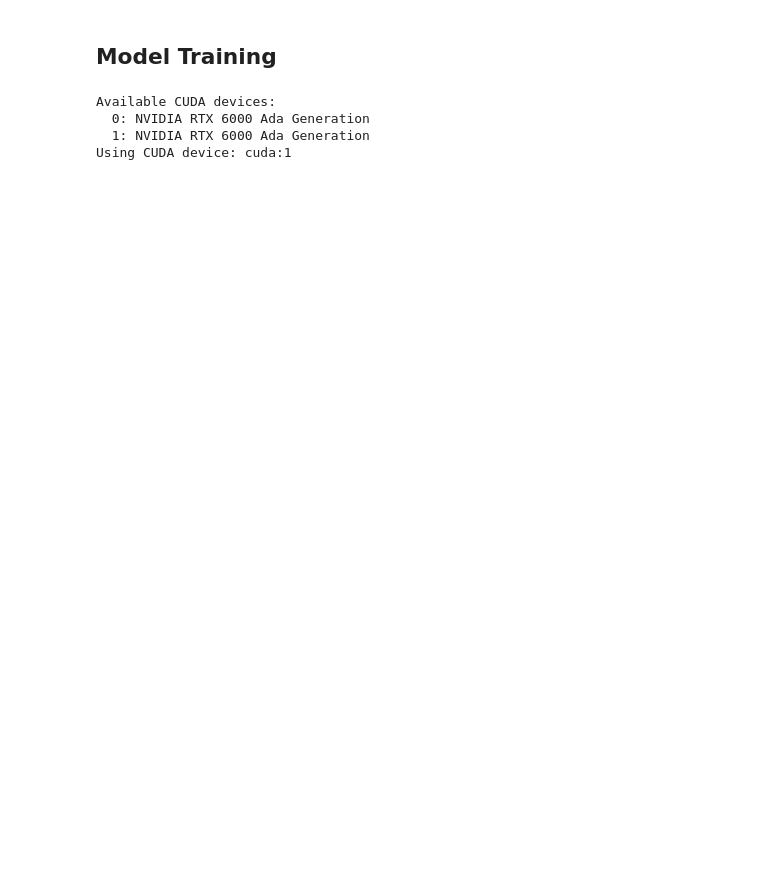
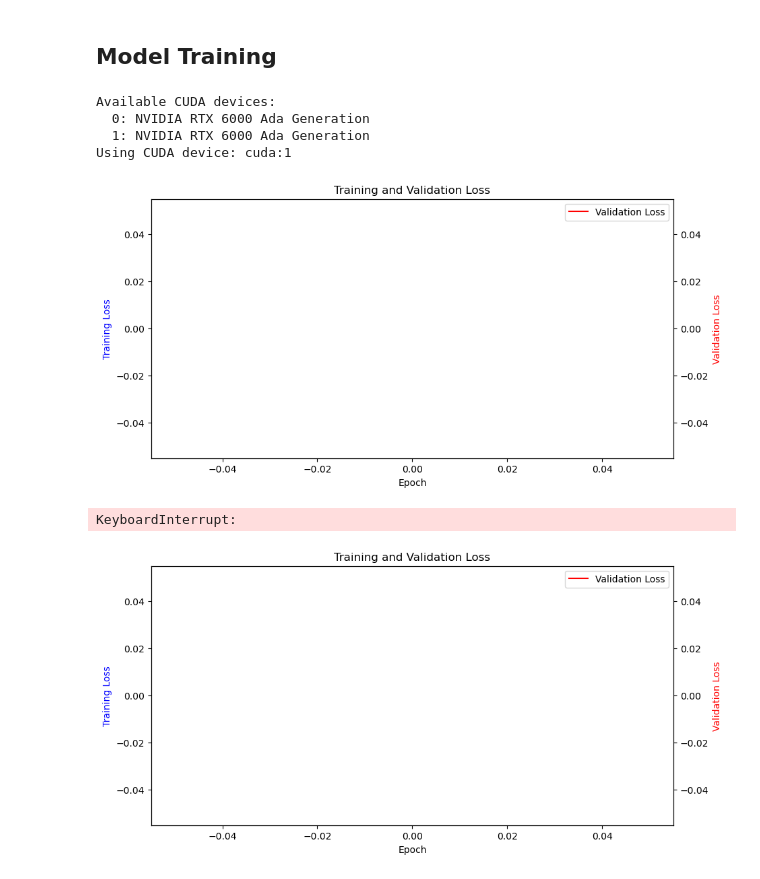
Before and after one commit to egerc/pytorch_exercises, a Jupyter notebook: Notebooks/240328_Variational_Autoencoder.ipynb, the cells around one changed output. Drawn from its saved outputs; the diff is of its cells as text; code cells hidden in the pictures; blank space fills up the shorter version.

```diff
--- a/Notebooks/240328_Variational_Autoencoder.ipynb
+++ b/Notebooks/240328_Variational_Autoencoder.ipynb
@@ -79,7 +130,8 @@ class VAE(nn.Module):
 def final_loss(bce_loss, mu, logvar):
     BCE = bce_loss
     KLD = -0.5 * torch.sum(1 + logvar - mu.pow(2) - logvar.exp())
-    return BCE + KLD
+    beta = 1
+    return BCE + beta * KLD
 
 def train(model, dataloader, optimizer, criterion, device):
     model.to(device)
@@ -168,0 +196,65 @@ for epoch in tqdm(range(epochs)):
+# %%
+
+
+epochs = 200
+training_losses = []
+validation_losses = []
+
+plt.figure(figsize=(10, 5))
+plt.xlabel('Epoch')
+plt.title('Training and Validation Loss')
+
+# Create twin axes
+ax1 = plt.gca()
+ax2 = ax1.twinx()
+
+# Set y-axis labels
+ax1.set_ylabel('Training Loss', color='blue')
+ax2.set_ylabel('Validation Loss', color='red')
+
+# Create lines for plotting
+line1, = ax1.plot([], [], label='Training Loss', color='blue')
+line2, = ax2.plot([], [], label='Validation Loss', color='red')
+
+plt.legend()
+
+for epoch in tqdm(range(epochs)):
+    training_loss = train(
+        model,
+        training_dataloader,
+        optimizer,
+        criterion,
+        device,
+    )
+    training_losses.append(training_loss)
+
+    validation_loss = validate(
+        model,
+        testing_dataloader,
+        criterion,
+        device,
+    )
+    validation_losses.append(validation_loss)
+
+    # Update plot data
+    line1.set_data(range(1, epoch + 2), training_losses)
+    line2.set_data(range(1, epoch + 2), validation_losses)
+
+    # Adjust y-axis limits
+    ax1.relim()
+    ax1.autoscale_view()
+    ax2.relim()
+    ax2.autoscale_view()
+
+    # Clear previous plot and display new plot
+    clear_output(wait=True)
+    display(plt.gcf())
+
+    time.sleep(0.5)  # Adjust sleep time to control the plot update frequency
+
+# Display final plot after all epochs are completed
+plt.show()
+# %% [output]
+[figure, added]
+KeyboardInterrupt:
+[figure, added]
```
Also changed, not shown: parts of 17 cells of this notebook.
